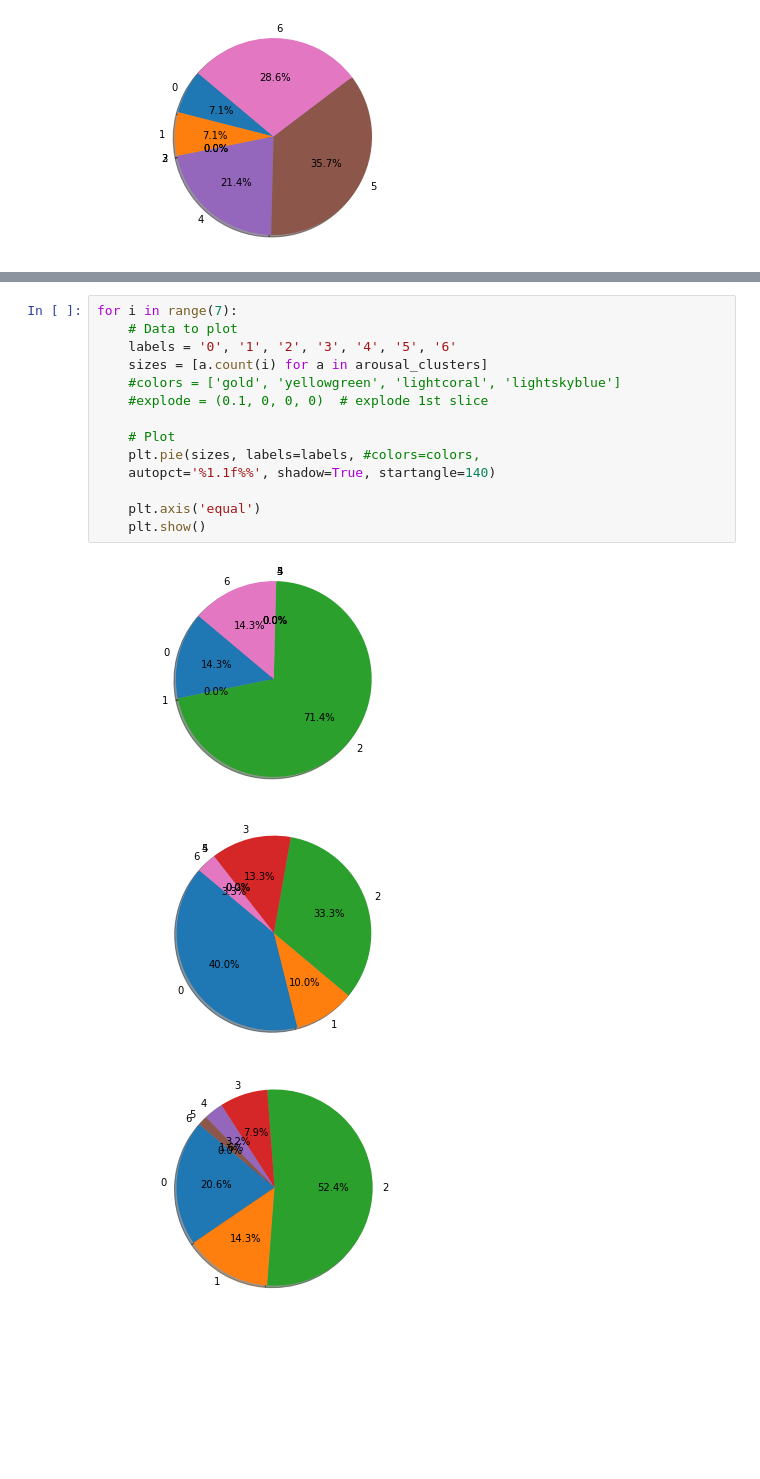
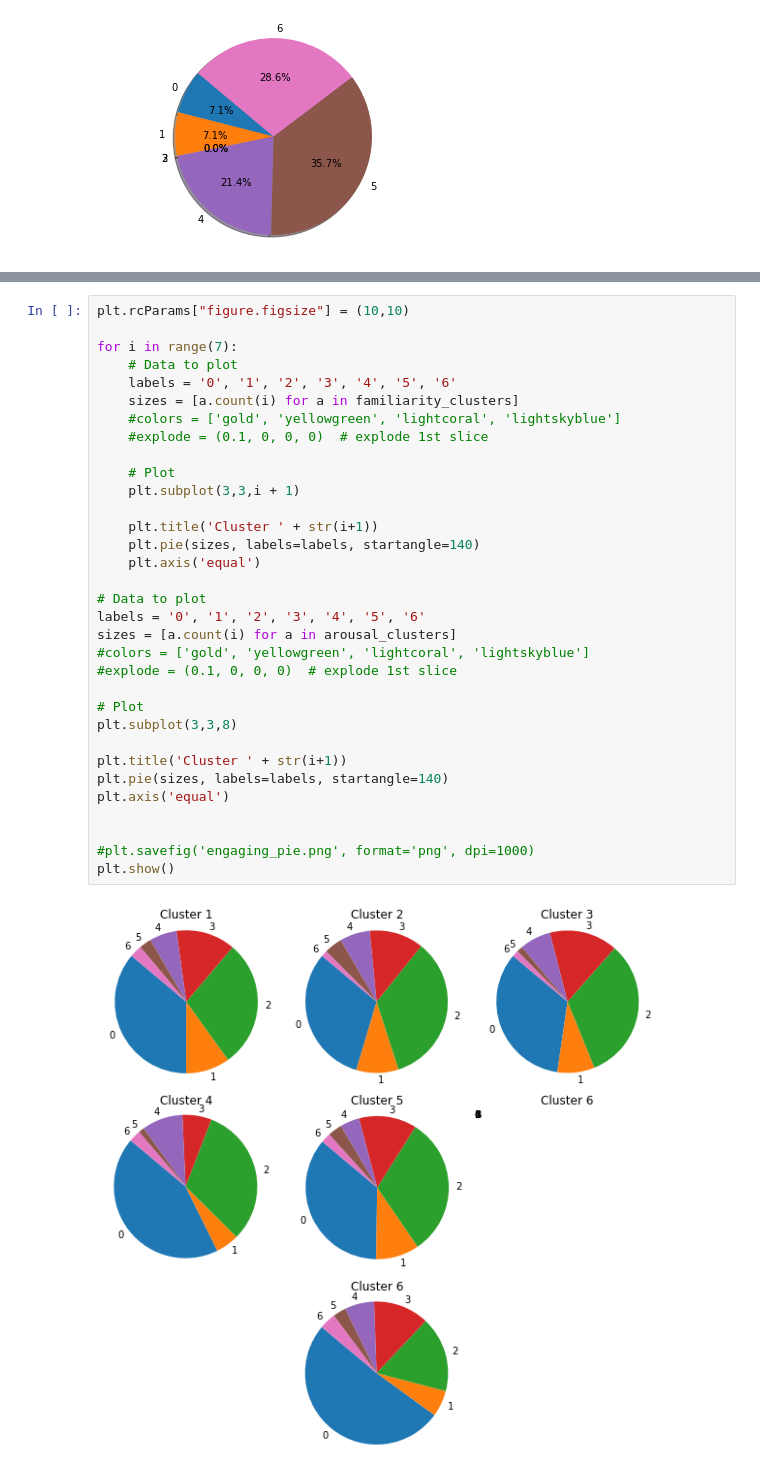
Before and after one commit to Didanny/EECE-499-Emotion-Recognition, a Jupyter notebook: Python Code/DTW Clustering/Full_Clustering.ipynb, the cells around one changed output, grey strips where cells are left out. Cells and saved outputs as stored; diff of their text form; blank space fills up the shorter version.

Commit message:
Create pie charts for report'

```diff
--- a/Python Code/DTW Clustering/Full_Clustering.ipynb
+++ b/Python Code/DTW Clustering/Full_Clustering.ipynb
@@ -282,18 +346,35 @@ for a in arousal_clusters:
 # %%
+plt.rcParams["figure.figsize"] = (10,10)
+
 for i in range(7):
     # Data to plot
     labels = '0', '1', '2', '3', '4', '5', '6'
-    sizes = [a.count(i) for a in arousal_clusters]
+    sizes = [a.count(i) for a in familiarity_clusters]
     #colors = ['gold', 'yellowgreen', 'lightcoral', 'lightskyblue']
     #explode = (0.1, 0, 0, 0)  # explode 1st slice
 
     # Plot
-    plt.pie(sizes, labels=labels, #colors=colors,
-    autopct='%1.1f%%', shadow=True, startangle=140)
+    plt.subplot(3,3,i + 1)
 
+    plt.title('Cluster ' + str(i+1))
+    plt.pie(sizes, labels=labels, startangle=140)
     plt.axis('equal')
-    plt.show()
+
+# Data to plot
+labels = '0', '1', '2', '3', '4', '5', '6'
+sizes = [a.count(i) for a in arousal_clusters]
+#colors = ['gold', 'yellowgreen', 'lightcoral', 'lightskyblue']
+#explode = (0.1, 0, 0, 0)  # explode 1st slice
+
+# Plot
+plt.subplot(3,3,8)
+
+plt.title('Cluster ' + str(i+1))
+plt.pie(sizes, labels=labels, startangle=140)
+plt.axis('equal')
+
+
+#plt.savefig('engaging_pie.png', format='png', dpi=1000)
+plt.show()
 # %% [output]
-[figure, old version]
+[figure, new version]
-[figure, removed]
-[figure, removed]
```
Also changed, not shown: parts of 2 cells of this notebook, 2 other files.
